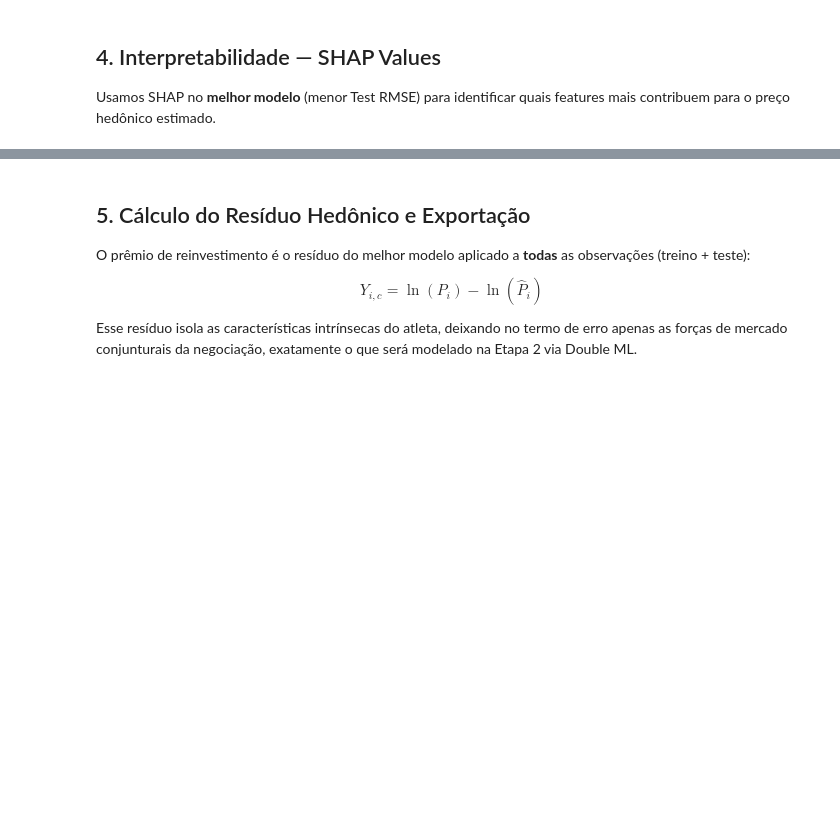
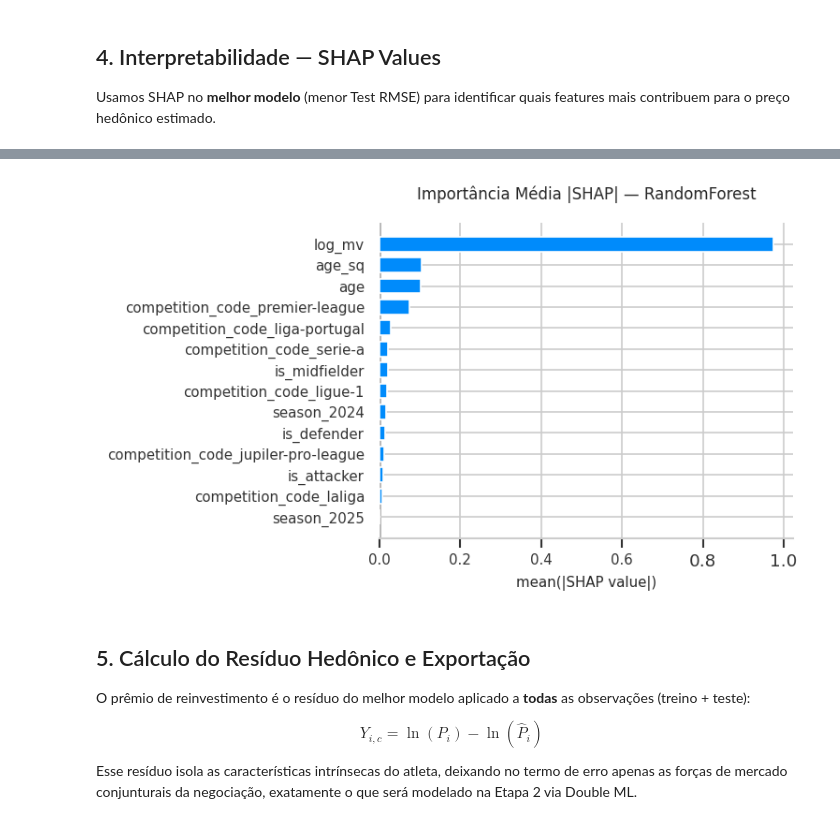
Before and after one commit to leticia-ribeirom/TP-CDAF, a Jupyter notebook: notebooks/etapa1_hedonic_model.ipynb, the cells around one changed output, grey strips where cells are left out. Cells and saved outputs as stored; diff of their text form; code cells hidden in the pictures; blank space fills up the shorter version.

```diff
--- a/notebooks/etapa1_hedonic_model.ipynb
+++ b/notebooks/etapa1_hedonic_model.ipynb
@@ -436,9 +485,21 @@ plt.show()
 # %%
 # Bar plot — importância média |SHAP|
-shap.summary_plot(shap_values, X_test, feature_names=FEATURES, plot_type='bar', show=False)
-plt.title(f'Importância Média |SHAP| — {best_name}', fontsize=13)
-plt.tight_layout()
+shap.summary_plot(
+    shap_values,
+    X_test,
+    feature_names=FEATURES,
+    plot_type='bar',
+    plot_size=(6, 4),
+    show=False
+)
+plt.title(f'Importância Média |SHAP| — {best_name}', fontsize=10, pad=15)
+plt.xlabel("mean(|SHAP value|)", fontsize=9)
+plt.xticks(fontsize=9)
+plt.yticks(fontsize=9)
+plt.gcf().subplots_adjust(bottom=0.25, left=0.35)
 plt.show()
+# %% [output]
+[figure, added]
 # %% [markdown]
 ## 5. Cálculo do Resíduo Hedônico e Exportação
 
```
Also changed, not shown: parts of 14 cells of this notebook.
